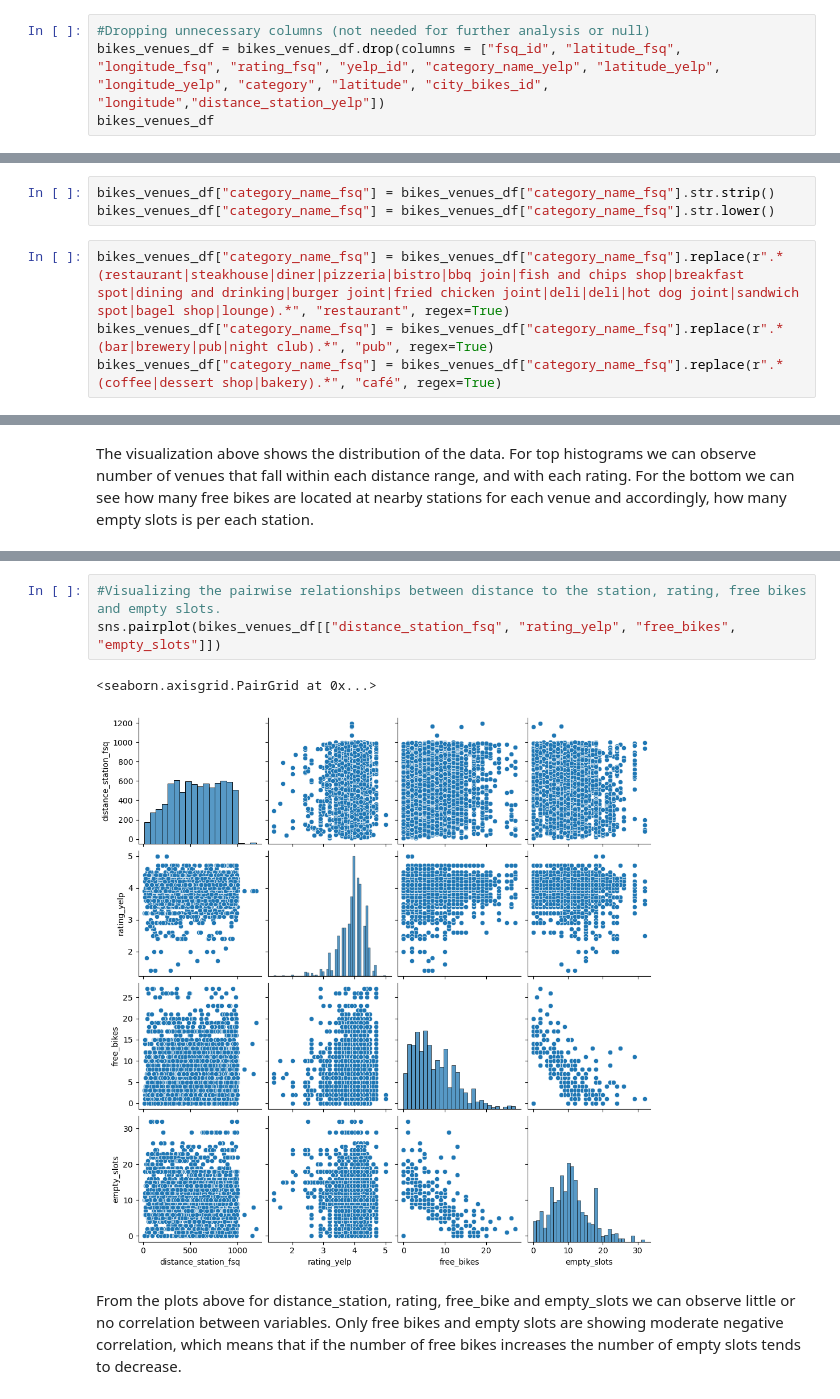
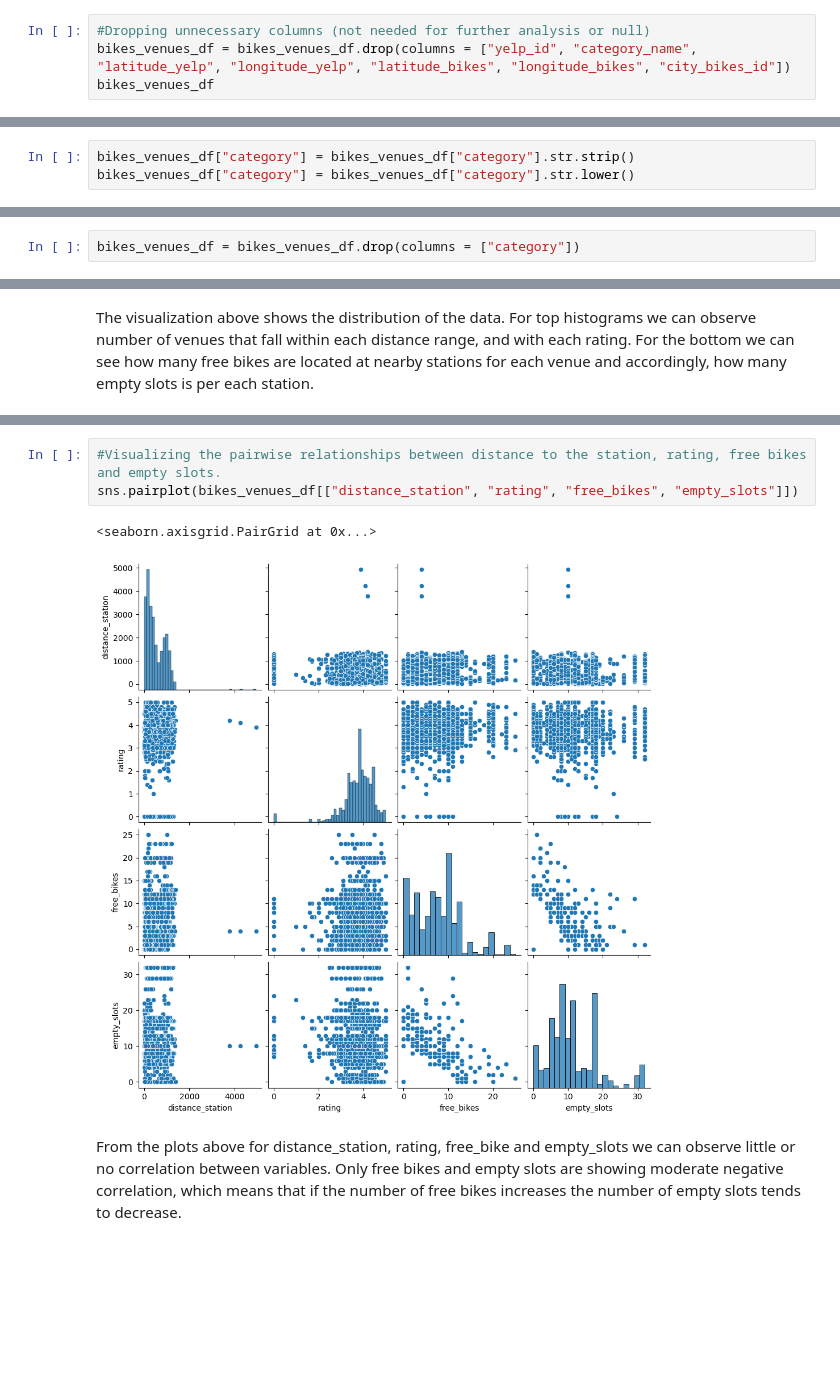
Before and after one commit to wjura/lhl-statistical-modelling-with-python, a Jupyter notebook: notebooks/joining_data.ipynb, the cells around one changed output, grey strips where cells are left out. Saved outputs shown, nothing was run; the diff lists cells and outputs as text; blank space fills up the shorter version.

```diff
--- a/notebooks/joining_data.ipynb
+++ b/notebooks/joining_data.ipynb
@@ -156,5 +146,5 @@ bikes_venues_df.head()
 # %%
 #Dropping unnecessary columns (not needed for further analysis or null)
-bikes_venues_df = bikes_venues_df.drop(columns = ["fsq_id", "latitude_fsq", "longitude_fsq", "rating_fsq", "yelp_id", "category_name_yelp", "latitude_yelp", "longitude_yelp", "category", "latitude", "city_bikes_id", "longitude","distance_station_yelp"])
+bikes_venues_df = bikes_venues_df.drop(columns = ["yelp_id", "category_name", "latitude_yelp", "longitude_yelp", "latitude_bikes", "longitude_bikes", "city_bikes_id"])
 bikes_venues_df
 # %% [output]
@@ -227,7 +217,3 @@ print(bikes_venues_df["category_name_fsq"].unique())
 # %%
-bikes_venues_df["category_name_fsq"] = bikes_venues_df["category_name_fsq"].str.strip()
-bikes_venues_df["category_name_fsq"] = bikes_venues_df["category_name_fsq"].str.lower()
+bikes_venues_df["category"] = bikes_venues_df["category"].str.strip()
+bikes_venues_df["category"] = bikes_venues_df["category"].str.lower()
-# %%
-bikes_venues_df["category_name_fsq"] = bikes_venues_df["category_name_fsq"].replace(r".*(restaurant|steakhouse|diner|pizzeria|bistro|bbq join|fish and chips shop|breakfast spot|dining and drinking|burger joint|fried chicken joint|deli|deli|hot dog joint|sandwich spot|bagel shop|lounge).*", "restaurant", regex=True)
-bikes_venues_df["category_name_fsq"] = bikes_venues_df["category_name_fsq"].replace(r".*(bar|brewery|pub|night club).*", "pub", regex=True)
-bikes_venues_df["category_name_fsq"] = bikes_venues_df["category_name_fsq"].replace(r".*(coffee|dessert shop|bakery).*", "café", regex=True)
@@ -261,3 +222,5 @@ plt.show()
+# %%
+bikes_venues_df = bikes_venues_df.drop(columns = ["category"])
 # %%
 bikes_venues_df.describe()
 # %% [output]
@@ -304,8 +266,8 @@ sns.heatmap(correlation_matrix, annot = True, cmap = "coolwarm")
 # %%
 #Visualizing the pairwise relationships between distance to the station, rating, free bikes and empty slots.
-sns.pairplot(bikes_venues_df[["distance_station_fsq", "rating_yelp", "free_bikes", "empty_slots"]])
+sns.pairplot(bikes_venues_df[["distance_station", "rating", "free_bikes", "empty_slots"]])
 # %% [output]
 <seaborn.axisgrid.PairGrid at 0x...>
-[figure, old version]
+[figure, new version]
 # %% [markdown]
 From the plots above for distance_station, rating, free_bike and empty_slots we can observe little or no correlation between variables. Only free bikes and empty slots are showing moderate negative correlation, which means that if the number of free bikes increases the number of empty slots tends to decrease.
```
Also changed, not shown: parts of 28 cells of this notebook, 4 other files.
